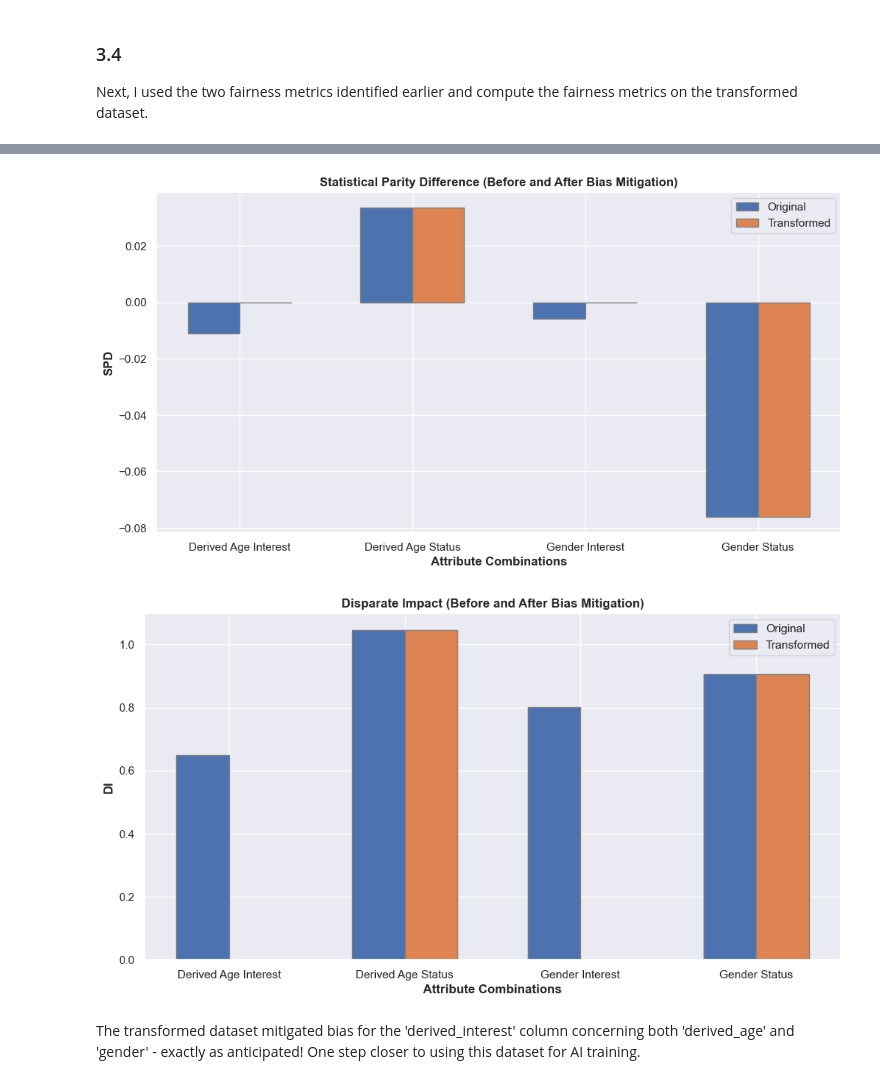
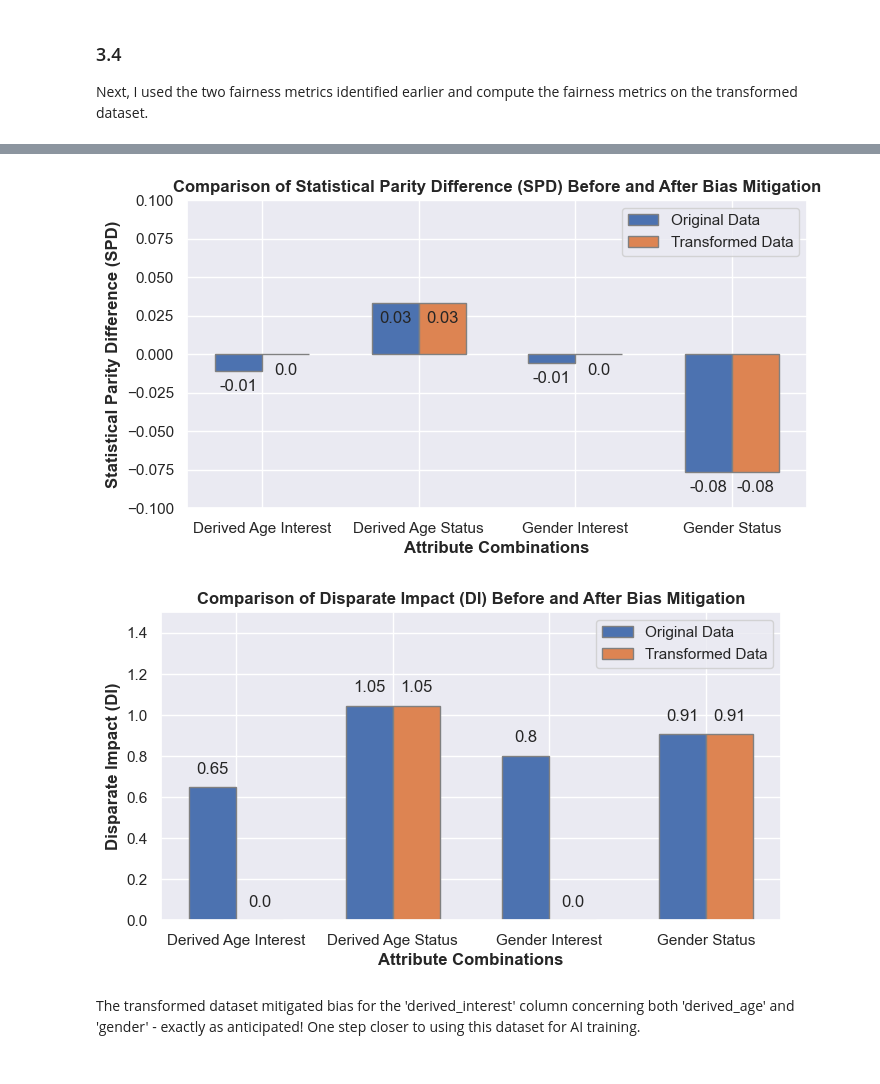
Before and after one commit to mbbaer/bias_mitigation, a Jupyter notebook: Credit_Risk_Dataset.ipynb, the cells around one changed output, grey strips where cells are left out. Saved outputs shown, nothing was run; the diff lists cells and outputs as text; code cells hidden in the pictures.

Commit message:
reformatting charts

```diff
--- a/Credit_Risk_Dataset.ipynb
+++ b/Credit_Risk_Dataset.ipynb
@@ -472,6 +481,9 @@ def disp_impact(data, protected_var, dependent_var, privileged_group, unprivileg
     privileged_rate = data[(data[protected_var] == privileged_group) & (data[dependent_var] == favorable_outcome)][dependent_var].count() / data[data[protected_var] == privileged_group][dependent_var].count()
 
     unprivileged_rate = data[(data[protected_var].isin(unprivileged_groups)) & (data[dependent_var] == favorable_outcome)][dependent_var].count() / data[data[protected_var].isin(unprivileged_groups)][dependent_var].count()
+
+    if privileged_rate == 0:
+        return 0
 
     return unprivileged_rate / privileged_rate
 
@@ -483,8 +495,16 @@ di_gender_interest = disp_impact(df_new, 'gender', 'derived_interest', gender_pr
 
 di_gender_status = disp_impact(df_new, 'gender', 'status', gender_privileged, gender_unprivileged, status_threshold)
 
-print("DI for 'derived_age' and 'derived_interest':", di_derived_age_interest)
-print("DI for 'derived_age' and 'status':", di_derived_age_status)
-print("DI for 'gender' and 'derived_interest':", di_gender_interest)
-print("DI for 'gender' and 'status':", di_gender_status)
+di_values = {
+    'Original Dataset: DI': {
+        'derived_age and derived_interest': di_derived_age_interest,
+        'derived_age and status': di_derived_age_status,
+        'gender and derived_interest': di_gender_interest,
+        'gender and status': di_gender_status,
+    }
+}
+
+di_df = pd.DataFrame(di_values)
+
+print(di_df)
 # %% [output]
@@ -680,44 +690,69 @@ DI for 'gender' and 'status': 0.9061892948176411
 # %%
 %matplotlib inline
 # Names of the combinations
 combinations = ['Derived Age Interest', 'Derived Age Status', 'Gender Interest', 'Gender Status']
 
 # SPD metrics
 original_spd_values = [spd_derived_age_interest, spd_derived_age_status, spd_gender_interest, spd_gender_status]
 transformed_spd_values = [trans_spd_derived_age_interest, trans_spd_derived_age_status, trans_spd_gender_interest, trans_spd_gender_status]
 
 # DI metrics
 original_di_values = [di_derived_age_interest, di_derived_age_status, di_gender_interest, di_gender_status]
 transformed_di_values = [trans_di_derived_age_interest, trans_di_derived_age_status, trans_di_gender_interest, trans_di_gender_status]
 
 # Preparing for side-by-side bar plot
 barWidth = 0.3
 r1 = np.arange(len(original_spd_values))
 r2 = [x + barWidth for x in r1]
 
 # SPD plot
-plt.figure(figsize=(12, 6))
-plt.bar(r1, original_spd_values, width=barWidth, edgecolor='grey', label='Original')
-plt.bar(r2, transformed_spd_values, width=barWidth, edgecolor='grey', label='Transformed')
+plt.figure(figsize=(8, 4))
+
+bars1 = plt.bar(r1, original_spd_values, width=barWidth, edgecolor='grey', label='Original Data')
+bars2 = plt.bar(r2, transformed_spd_values, width=barWidth, edgecolor='grey', label='Transformed Data')
 plt.xlabel('Attribute Combinations', fontweight='bold')
-plt.ylabel('SPD', fontweight='bold')
+plt.ylabel('Statistical Parity Difference (SPD)', fontweight='bold')
 plt.xticks([r + barWidth/2 for r in range(len(original_spd_values))], combinations)
-plt.title('Statistical Parity Difference (Before and After Bias Mitigation)', fontweight='bold')
+plt.title('Comparison of Statistical Parity Difference (SPD) Before and After Bias Mitigation', fontweight='bold')
+
+# Adjust y-axis scale
+plt.ylim(-.1, .1)  # Set y-axis scale
+
+# Adding data labels
+for bar in bars1:
+    yval = bar.get_height()
+    plt.text(bar.get_x() + bar.get_width()/2, yval + -0.015, round(yval, 2), ha='center', va='bottom')
+for bar in bars2:
+    yval = bar.get_height()
+    plt.text(bar.get_x() + bar.get_width()/2, yval + -0.015, round(yval, 2), ha='center', va='bottom')
+
 plt.legend()
 plt.show()
 
 # DI plot
-plt.figure(figsize=(12, 6))
-plt.bar(r1, original_di_values, width=barWidth, edgecolor='grey', label='Original')
-plt.bar(r2, transformed_di_values, width=barWidth, edgecolor='grey', label='Transformed')
+plt.figure(figsize=(8, 4))
+bars1 = plt.bar(r1, original_di_values, width=barWidth, edgecolor='grey', label='Original Data')
+bars2 = plt.bar(r2, transformed_di_values, width=barWidth, edgecolor='grey', label='Transformed Data')
 plt.xlabel('Attribute Combinations', fontweight='bold')
-plt.ylabel('DI', fontweight='bold')
+plt.ylabel('Disparate Impact (DI)', fontweight='bold')
 plt.xticks([r + barWidth/2 for r in range(len(original_di_values))], combinations)
-plt.title('Disparate Impact (Before and After Bias Mitigation)', fontweight='bold')
+plt.title('Comparison of Disparate Impact (DI) Before and After Bias Mitigation', fontweight='bold')
+
+# Adjust y-axis scale
+plt.ylim(0, 1.5)  # Set y-axis scale
+
+# Adding data labels
+for bar in bars1:
+    yval = bar.get_height()
+    plt.text(bar.get_x() + bar.get_width()/2, yval + 0.05, round(yval, 2), ha='center', va='bottom')
+for bar in bars2:
+    yval = bar.get_height()
+    plt.text(bar.get_x() + bar.get_width()/2, yval + 0.05, round(yval, 2), ha='center', va='bottom')
+
 plt.legend()
 plt.show()
 # %% [output]
-[figure, old version]
+[figure, new version]
-[figure, old version]
+[figure, new version]
 # %% [markdown]
 The transformed dataset mitigated bias for the 'derived_interest' column concerning both 'derived_age' and 'gender' - exactly as anticipated! One step closer to using this dataset for AI training.
```
Also changed, not shown: parts of 4 cells of this notebook.
